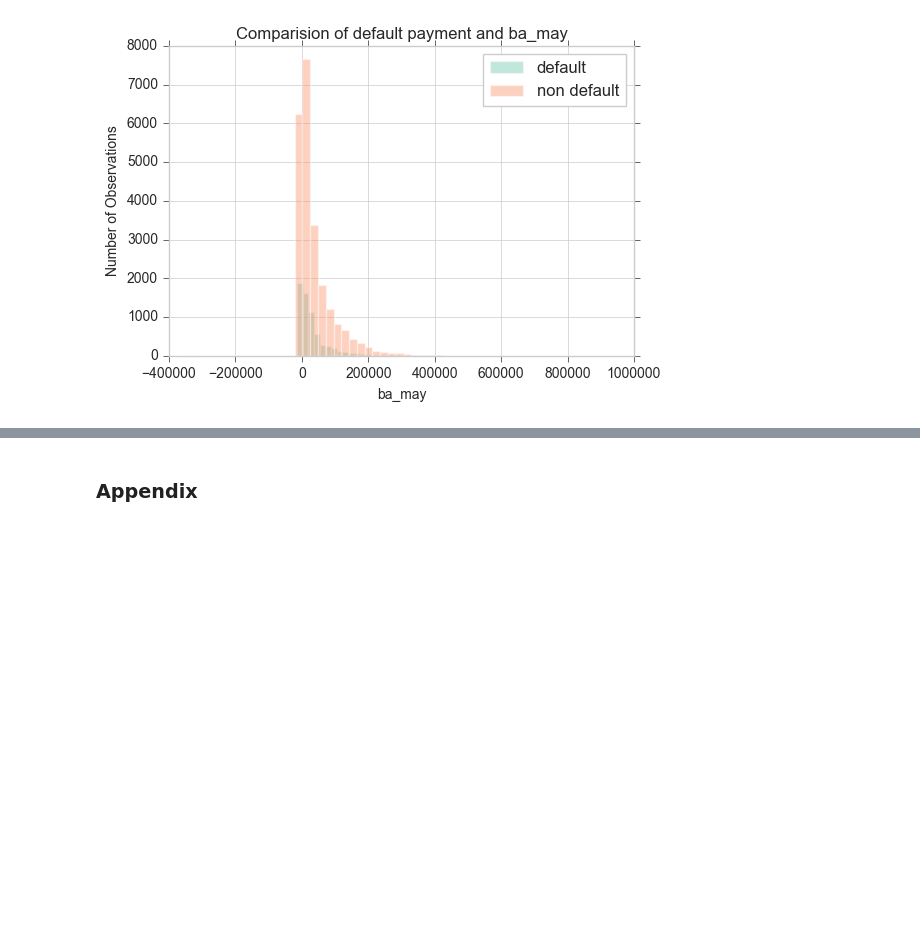
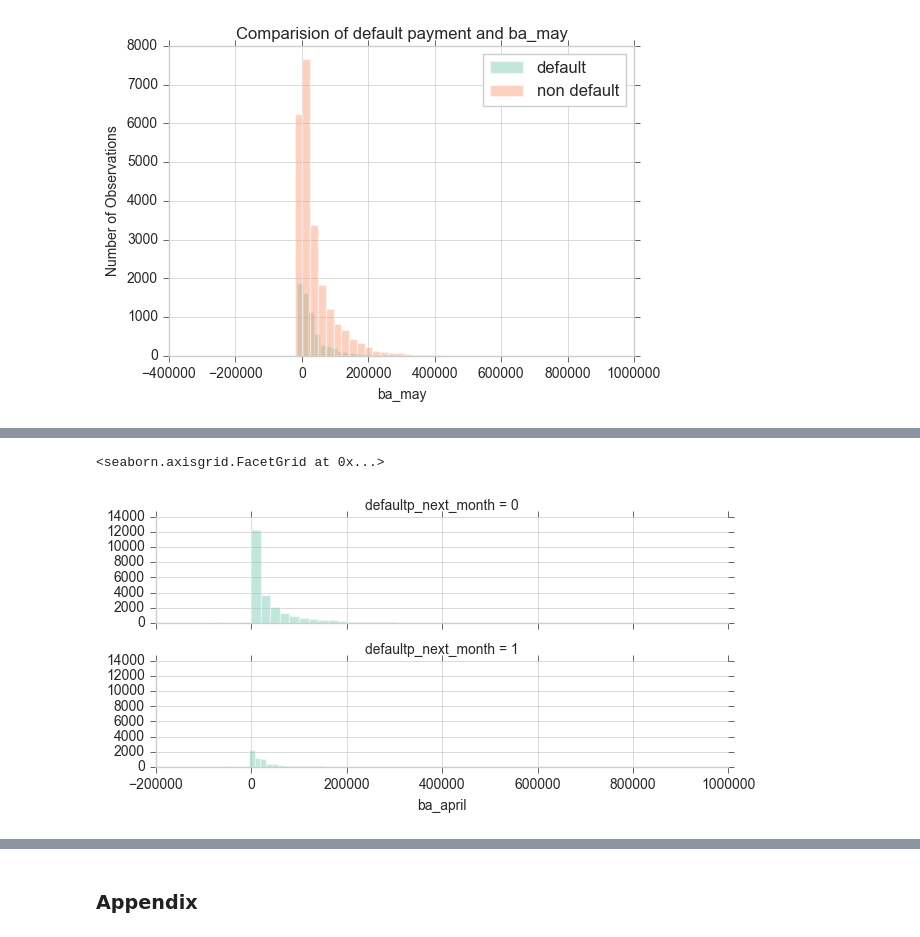
Before and after one commit to chapanerahd/Defualt_Credit_Card, a Jupyter notebook: EDA - Credit Card default.ipynb, the cells around one changed output, grey strips where cells are left out. Drawn from its saved outputs; the diff is of its cells as text; code cells hidden in the pictures; blank space fills up the shorter version.

```diff
--- a/EDA - Credit Card default.ipynb
+++ b/EDA - Credit Card default.ipynb
@@ -133,0 +143,7 @@ for column in credit_data.columns[18:24]:
+# %%
+g = sns.FacetGrid(eda_credit_data, row="defaultp_next_month",
+                  height=1.7, aspect=4,)
+g.map(sns.distplot, "ba_april", kde = False, norm_hist = False)
+# %% [output]
+<seaborn.axisgrid.FacetGrid at 0x...>
+[figure, added]
```
Also changed, not shown: parts of 7 cells of this notebook.
